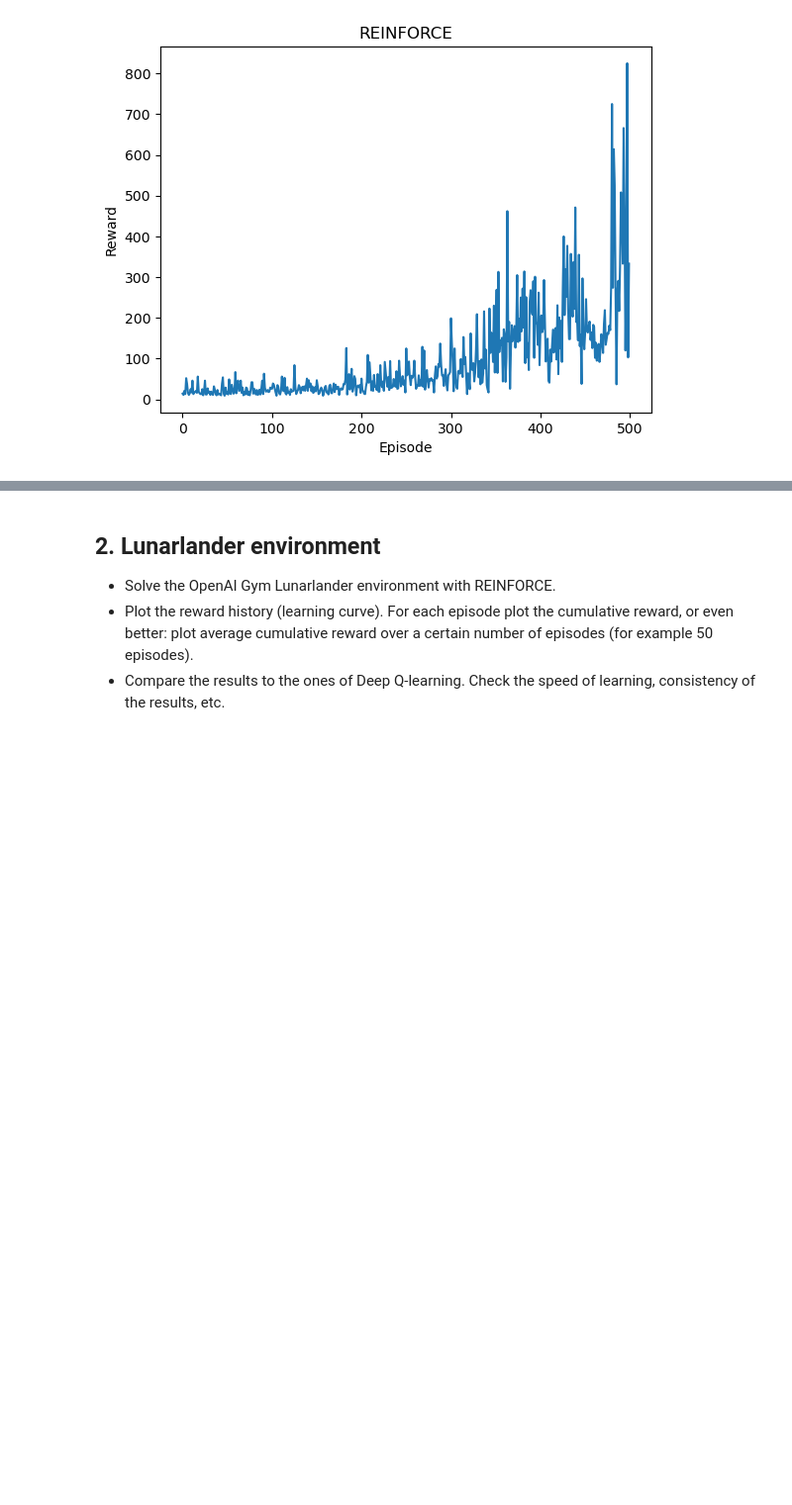
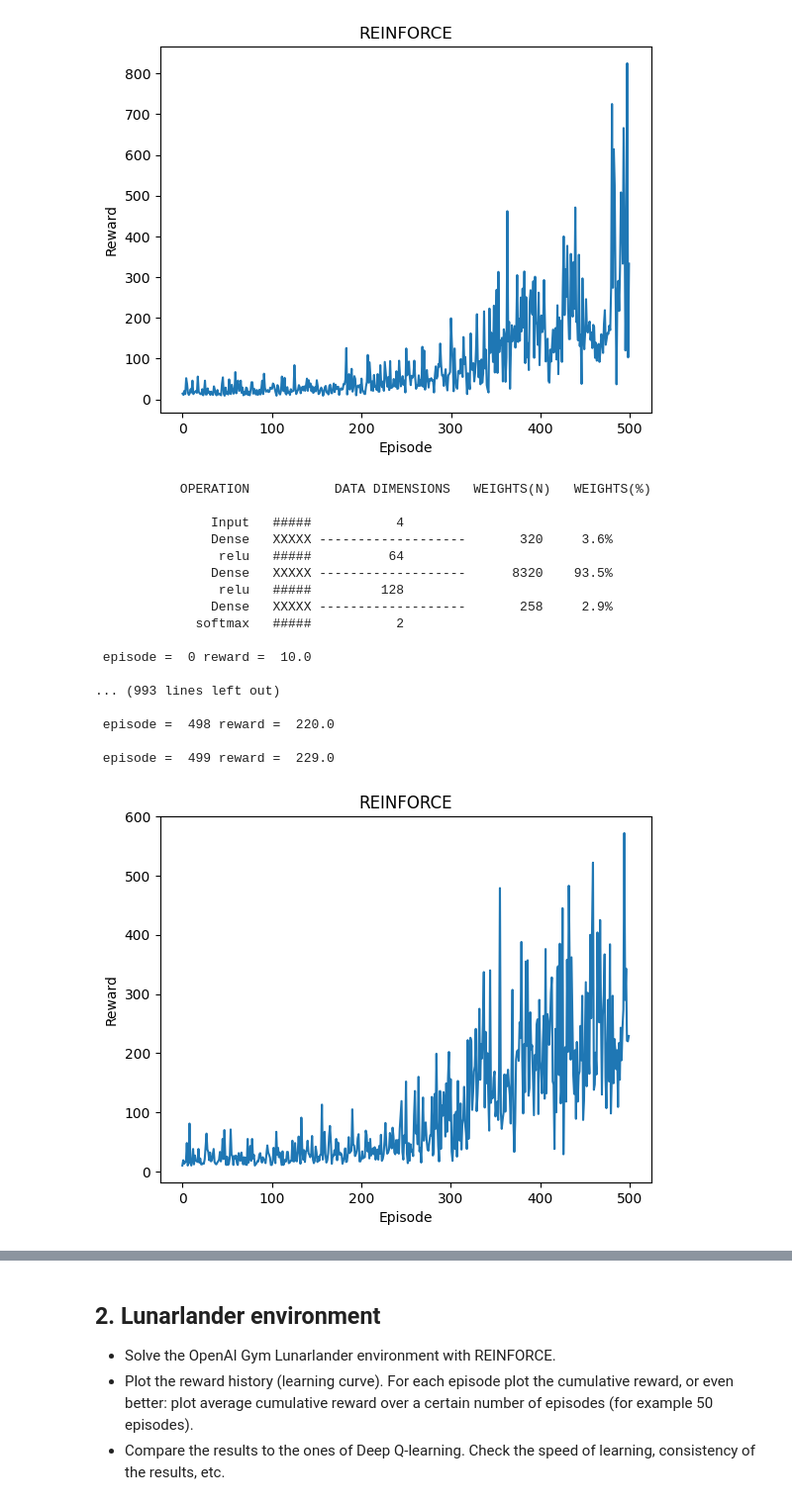
Before and after one commit to RichardVanraes/PolGrad, a Jupyter notebook: Sessie_05_Policy_Gradients_Opdracht.ipynb, the cells around one changed output, grey strips where cells are left out. Shown: that part at 99% size. Drawn from its saved outputs; the diff is of its cells as text; code cells hidden in the pictures; blank space fills up the shorter version.

```diff
--- a/Sessie_05_Policy_Gradients_Opdracht.ipynb
+++ b/Sessie_05_Policy_Gradients_Opdracht.ipynb
@@ -280,3 +327,47 @@ Agent.save_model('saved_models\REINFORCE.h5')
 
  episode =  499 reward =  333.0
 [figure]
+# %%
+# Implementation of REINFORCE for the Cartpole environment
+
+ENV="CartPole-v1"
+
+N_EPISODES=500
+
+# set the env
+env=gym.make(ENV) # env to import
+env.reset() # reset to env
+
+Agent = REINFORCE(env)
+
+Agent.train(N_EPISODES)
+
+#plot the rewards
+import matplotlib.pyplot as plt
+plt.plot(Agent.total_rewards)
+plt.xlabel('Episode')
+plt.ylabel('Reward')
+plt.title('REINFORCE')
+plt.show()
+
+# save the model
+Agent.save_model('saved_models\REINFORCE-64-128.h5')
+# %% [output]
+           OPERATION           DATA DIMENSIONS   WEIGHTS(N)   WEIGHTS(%)
+
+               Input   #####           4
+               Dense   XXXXX -------------------       320     3.6%
+                relu   #####          64
+               Dense   XXXXX -------------------      8320    93.5%
+                relu   #####         128
+               Dense   XXXXX -------------------       258     2.9%
+             softmax   #####           2
+
+ episode =  0 reward =  10.0
+
+... (993 lines left out)
+
+ episode =  498 reward =  220.0
+
+ episode =  499 reward =  229.0
+[figure, added]
```
Also changed, not shown: parts of 5 cells of this notebook, 3 other files.
